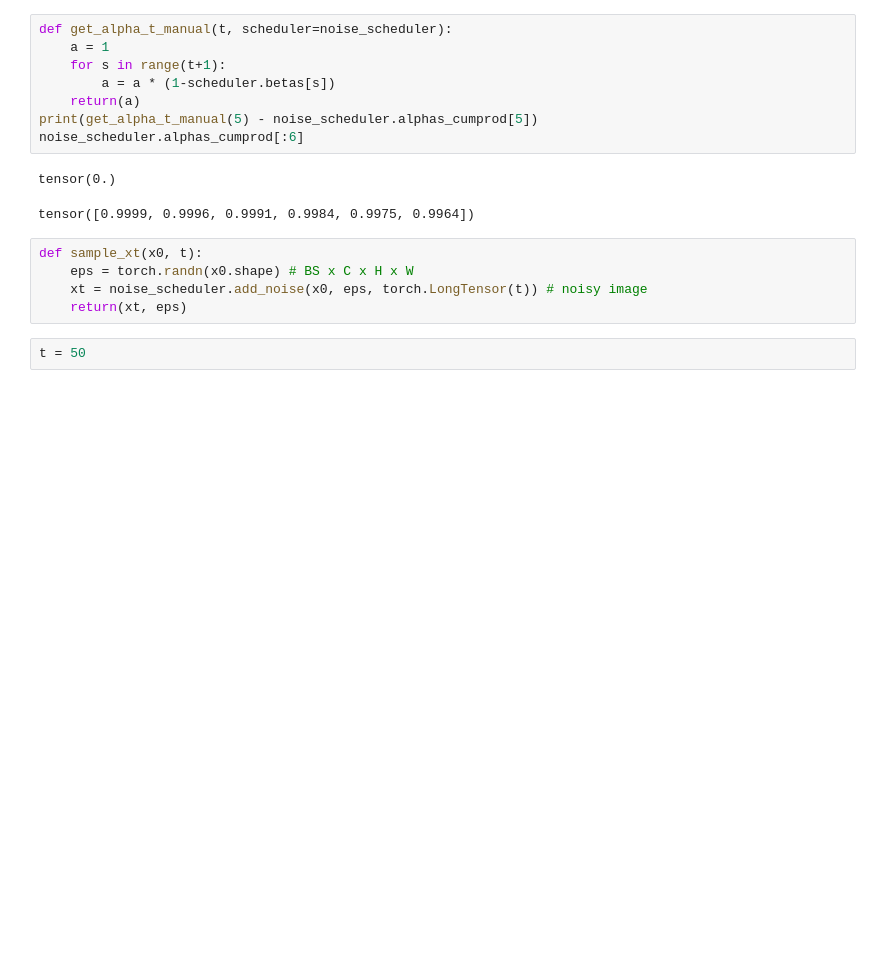
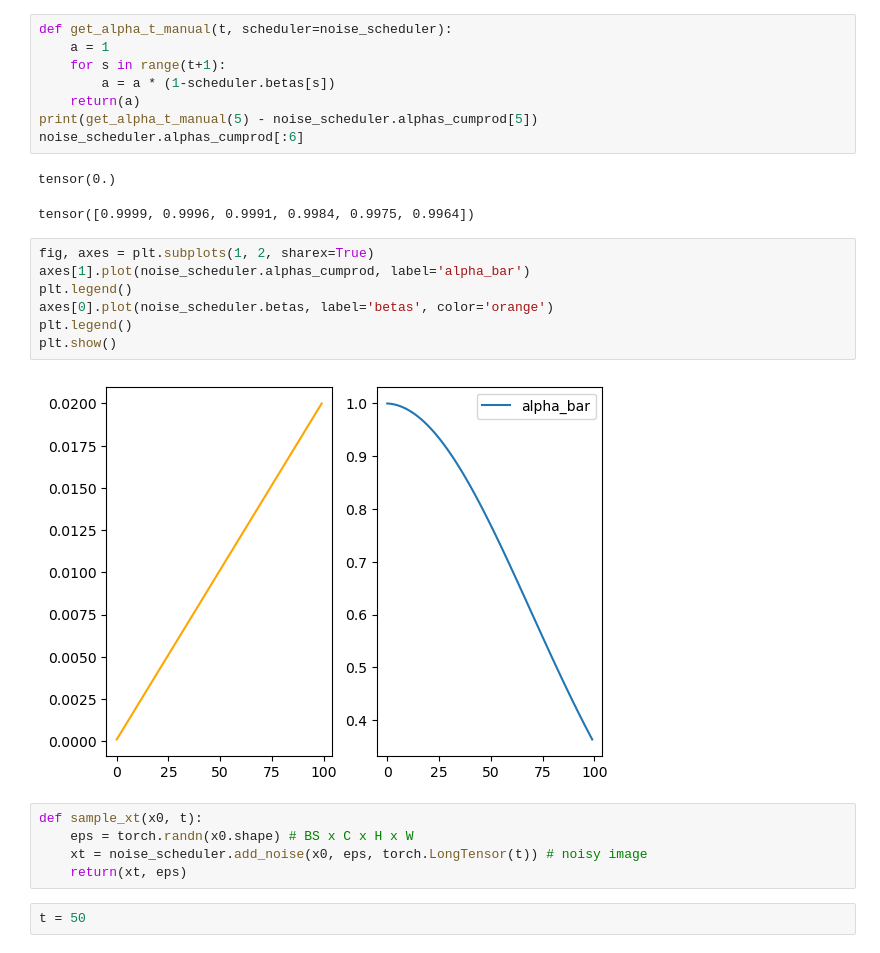
Before and after one commit to SammyAgrawal/diffusion-climsim, a Jupyter notebook: DiffusionModelsBreakdown.ipynb, the cells around one changed output. Cells and saved outputs as stored; diff of their text form; blank space fills up the shorter version.

```diff
--- a/DiffusionModels.ipynb
+++ b/DiffusionModelsBreakdown.ipynb
@@ -382,6 +370,15 @@ noise_scheduler.alphas_cumprod[:6]
 # %% [output]
 tensor(0.)
 tensor([0.9999, 0.9996, 0.9991, 0.9984, 0.9975, 0.9964])
+# %%
+fig, axes = plt.subplots(1, 2, sharex=True)
+axes[1].plot(noise_scheduler.alphas_cumprod, label='alpha_bar')
+plt.legend()
+axes[0].plot(noise_scheduler.betas, label='betas', color='orange')
+plt.legend()
+plt.show()
+# %% [output]
+[figure, added]
 # %%
 def sample_xt(x0, t):
     eps = torch.randn(x0.shape) # BS x C x H x W
```
Also changed, not shown: parts of 15 cells of this notebook, 4 other files.
